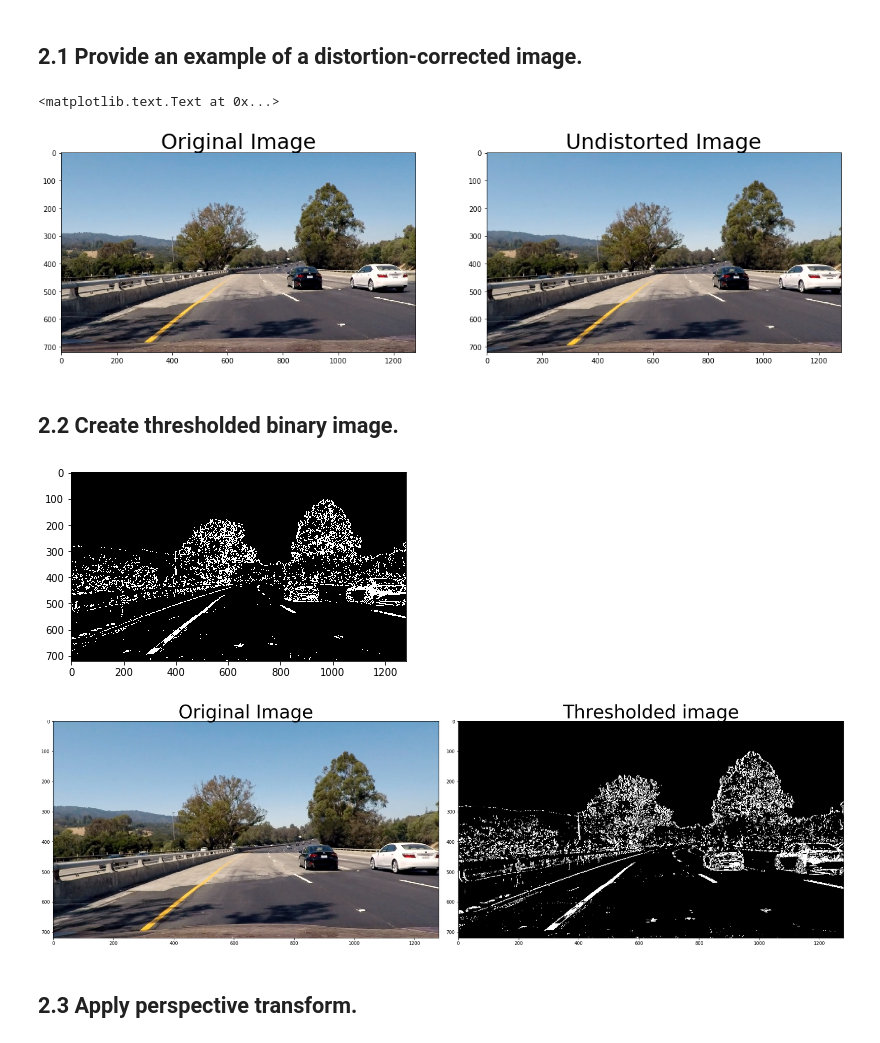
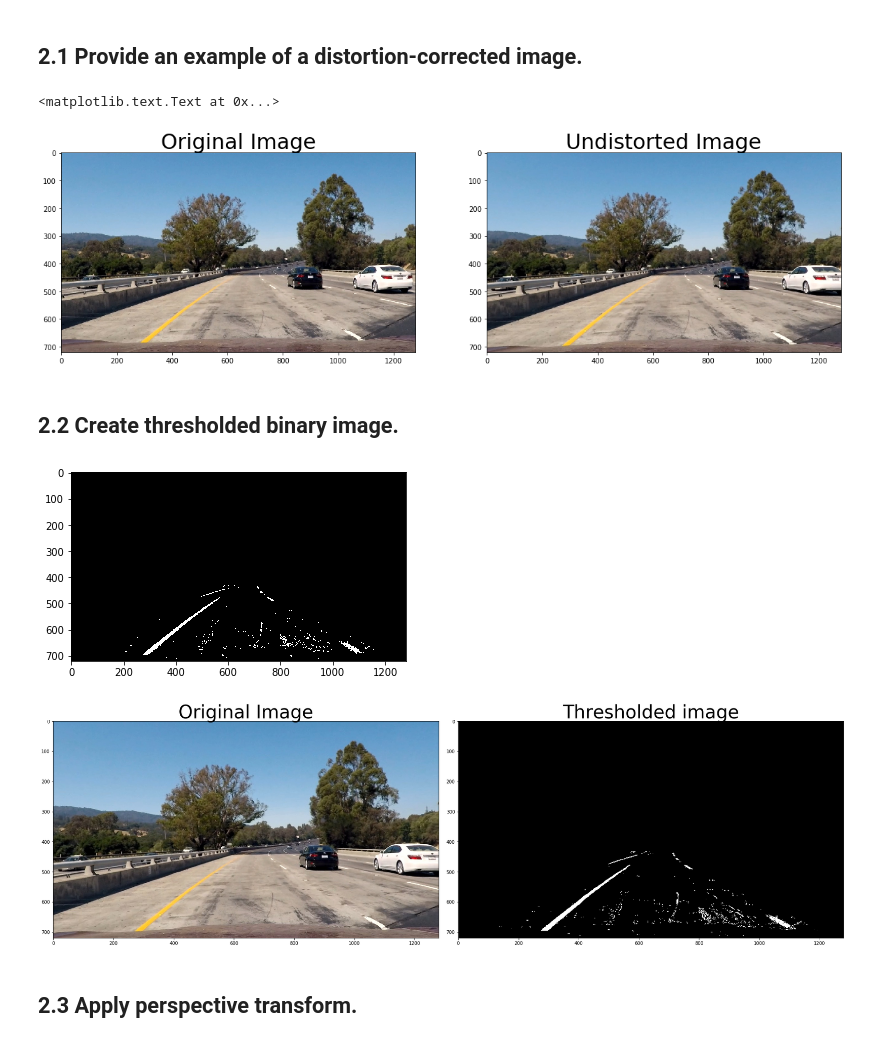
Before and after one commit to uv1000/P2, a Jupyter notebook: P2_SDC_Ulrich_Voll.ipynb, the cells around one changed output. Drawn from its saved outputs; the diff is of its cells as text; code cells hidden in the pictures.

Commit message:
project video just about ok

```diff
--- a/P2_SDC_Ulrich_Voll.ipynb
+++ b/P2_SDC_Ulrich_Voll.ipynb
@@ -105,10 +105,10 @@ import matplotlib.image as mpimg
 import pickle
 
 #reading in an image
-#image = mpimg.imread('test_images/test1.jpg')
+image = mpimg.imread('test_images/test1.jpg')
 #image = mpimg.imread('test_images/test2.jpg')
 #image = mpimg.imread('test_images/test3.jpg')
-image = mpimg.imread('test_images/test4.jpg') # difficult one
+#image = mpimg.imread('test_images/test4.jpg') # difficult one
 #image = mpimg.imread('test_images/test5.jpg') # curvature uneven
 #image = mpimg.imread('test_images/test6.jpg')
 #image = mpimg.imread('test_images/straight_lines1.jpg')
@@ -132,9 +132,39 @@ ax2.imshow(image_undistorted)
 ax2.set_title('Undistorted Image', fontsize=30)
 # %% [output]
 <matplotlib.text.Text at 0x...>
-[figure, old version]
+[figure, new version]
 # %% [markdown]
 ## 2.2 Create thresholded binary image.
+# %%
+def region_of_interest(img, vertices):
+    """
+    Applies an image mask.
+
+    Only keeps the region of the image defined by the polygon
+    formed from `vertices`. The rest of the image is set to black.
+    `vertices` should be a numpy array of integer points.
+    """
+    #defining a blank mask to start with
+    mask = np.zeros_like(img)
+
+    #defining a 3 channel or 1 channel color to fill the mask with depending on the input image
+    if len(img.shape) > 2:
+        channel_count = img.shape[2]  # i.e. 3 or 4 depending on your image
+        ignore_mask_color = (255,) * channel_count
+    else:
+        ignore_mask_color = 255
+
+    #filling pixels inside the polygon defined by "vertices" with the fill color
+    cv2.fillPoly(mask, vertices, ignore_mask_color)
+
+    #comb_image= weighted_img(mask,img, α=0.8, β=1., γ=0.)
+    #plt.figure()
+    #plt.imshow(comb_image)
+
+
+    #returning the image only where mask pixels are nonzero
+    masked_image = cv2.bitwise_and(img, mask)
+    return masked_image
 # %%
 image = image_undistorted   # use undistorted image from last step in pipeline
 original_image_undistorted=image_undistorted # for further reference for plotting things
@@ -154,38 +184,46 @@ def thresholding(img, s_thresh=(170, 255), sx_thresh=(20, 100)): #s_thresh=(170,
 
     # Threshold x gradient
     sxbinary = np.zeros_like(scaled_sobel)
     sxbinary[(scaled_sobel >= sx_thresh[0]) & (scaled_sobel <= sx_thresh[1])] = 1
 
     # Threshold color channel
     s_binary = np.zeros_like(s_channel)
     s_binary[(s_channel >= s_thresh[0]) & (s_channel <= s_thresh[1])] = 1
     # Stack each channel
     color_binary = np.dstack(( np.zeros_like(sxbinary), sxbinary, s_binary)) * 255
     combined_binary = np.zeros_like(sxbinary)
-    combined_binary[(s_binary == 1) | (sxbinary == 1)] = 1
+    combined_binary[(s_binary == 1) | (sxbinary == 1)] = 1 # & sometimes gives better results
 
-    return color_binary, combined_binary
+    return color_binary, combined_binary  # colour-binary just for plotting purposes
 
-result, result_gray = thresholding(image)
+result, result_gray_unclipped = thresholding(image)
+
+imshape = image.shape
+new_vertices = np.array([[(60,int(imshape[0]*0.99)),
+                          (imshape[1]*0.45,int(imshape[0]*0.6)),
+                          (imshape[1]*0.55,  int(imshape[0]*0.6)),
+                          (imshape[1]-50,int(imshape[0])*0.99)]], dtype=np.int32)
+result_gray = region_of_interest(result_gray_unclipped, new_vertices)
+
 
 plt.imshow(result_gray,cmap='gray')
 
 # Plot the result
 f, (ax1, ax2) = plt.subplots(1, 2, figsize=(24, 9))
 f.tight_layout()
 
 ax1.imshow(image)
 ax1.set_title('Original Image', fontsize=40)
 
 #ax2.set_title('Combined S channel and gradient thresholds')
 #ax2.imshow(combined_binary, cmap='gray')
 
 ax2.imshow(result_gray,cmap='gray')
 ax2.set_title('Thresholded image', fontsize=40)
 plt.subplots_adjust(left=0., right=1, top=0.9, bottom=0.)
 # %% [output]
-[figure, old version]
+[figure, new version]
-[figure, old version]
+[figure, new version]
 # %% [markdown]
 ## 2.3 Apply perspective transform.
 # %%
```
Also changed, not shown: parts of 14 cells of this notebook, 1 other file.
